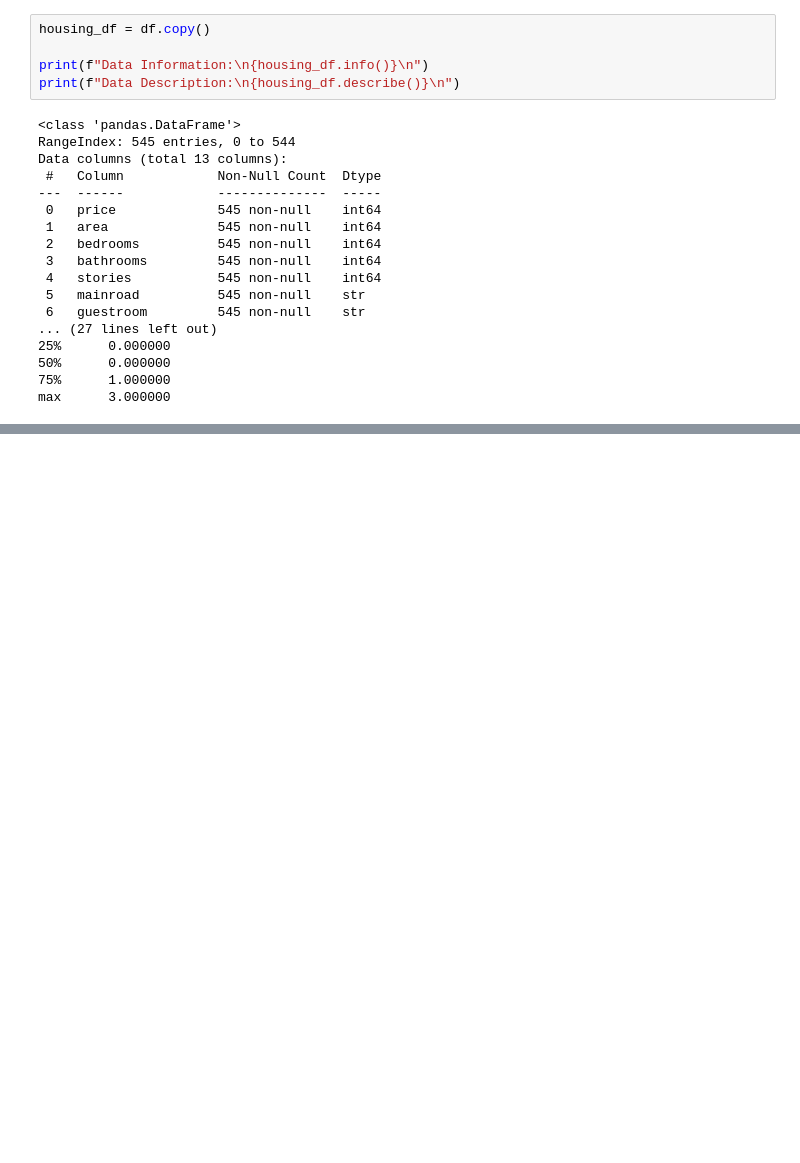
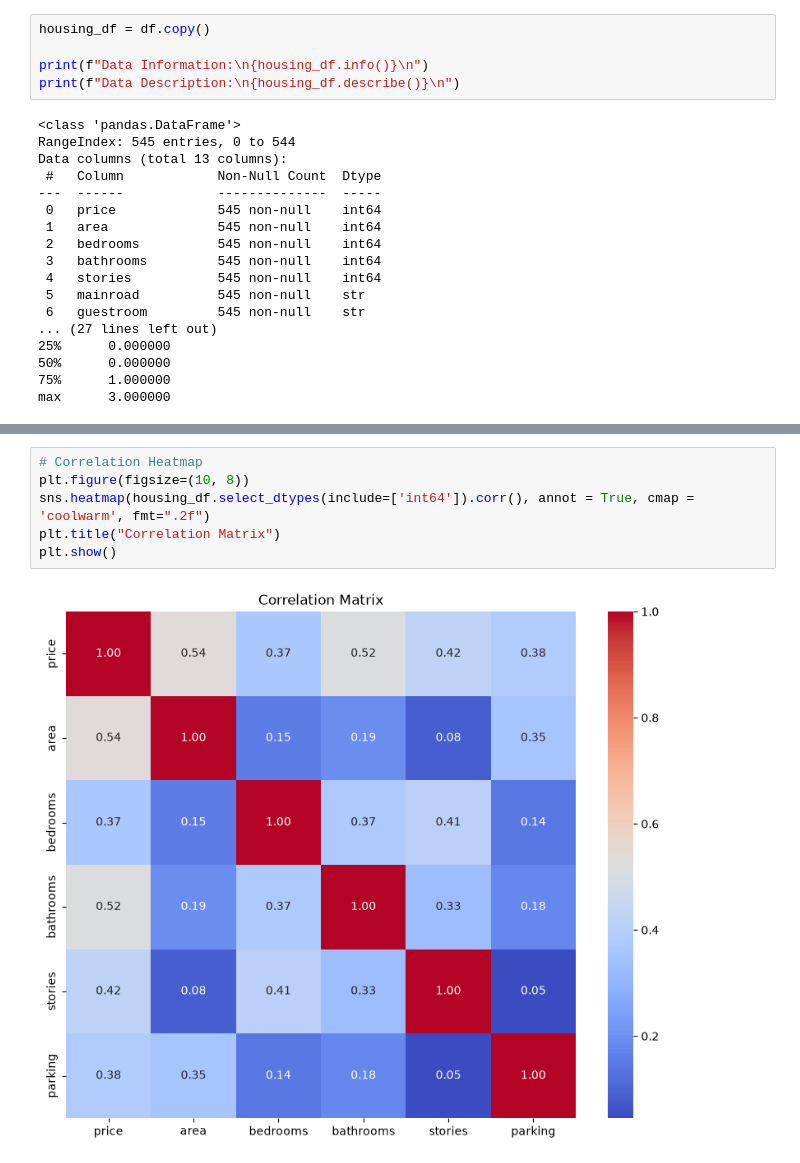
Before and after one commit to Kl0d3/AI-Research-and-Engineering, a Jupyter notebook: Machine-Learning/Supervised-Machine-Learning/Regression-Problems/Multiple-Regression/Housing-Prices-Prediction-Problem/housing_pricing_prediction_problem.ipynb, the cells around one changed output, grey strips where cells are left out. Cells and saved outputs as stored; diff of their text form; blank space fills up the shorter version.

```diff
--- a/Machine-Learning/Supervised-Machine-Learning/Regression-Problems/Multiple-Regression/Housing-Prices-Prediction-Problem/housing_pricing_prediction_problem.ipynb
+++ b/Machine-Learning/Supervised-Machine-Learning/Regression-Problems/Multiple-Regression/Housing-Prices-Prediction-Problem/housing_pricing_prediction_problem.ipynb
@@ -61,0 +99,8 @@ max      3.000000
+# %%
+# Correlation Heatmap
+plt.figure(figsize=(10, 8))
+sns.heatmap(housing_df.select_dtypes(include=['int64']).corr(), annot = True, cmap = 'coolwarm', fmt=".2f")
+plt.title("Correlation Matrix")
+plt.show()
+# %% [output]
+[figure, added]
```
Also changed, not shown: parts of 4 cells of this notebook.
